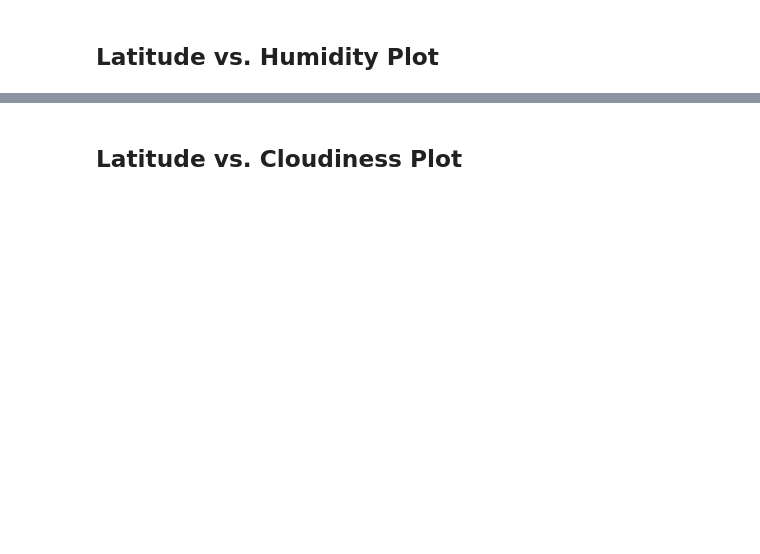
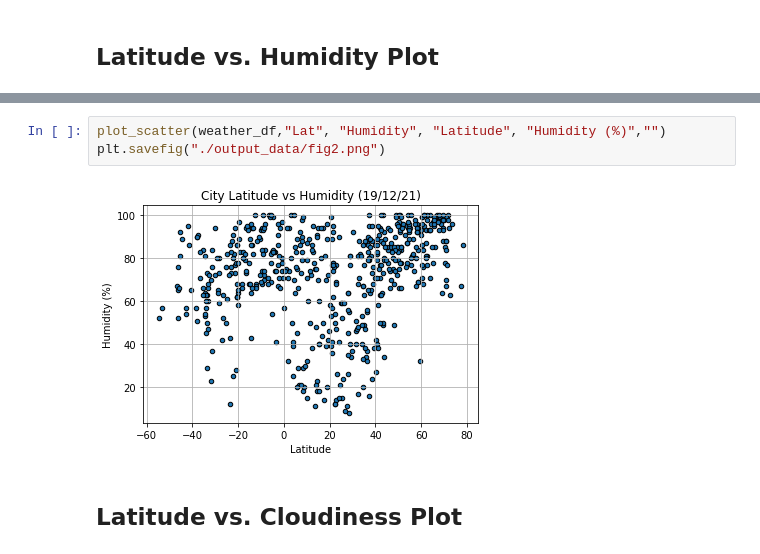
Before and after one commit to RealDreammaker/Weather-and-Vacation-Challenge, a Jupyter notebook: WeatherPy/WeatherPy.ipynb, the cells around one changed output, grey strips where cells are left out. Saved outputs shown, nothing was run; the diff lists cells and outputs as text; blank space fills up the shorter version.

```diff
--- a/WeatherPy/WeatherPy.ipynb
+++ b/WeatherPy/WeatherPy.ipynb
@@ -210,2 +280,7 @@ Int64Index([], dtype='int64')
+# %%
+plot_scatter(weather_df,"Lat", "Humidity", "Latitude", "Humidity (%)","")
+plt.savefig("./output_data/fig2.png")
+# %% [output]
+[figure, added]
 # %% [markdown]
 ## Latitude vs. Cloudiness Plot
```
Also changed, not shown: parts of 43 cells of this notebook, 13 other files.
